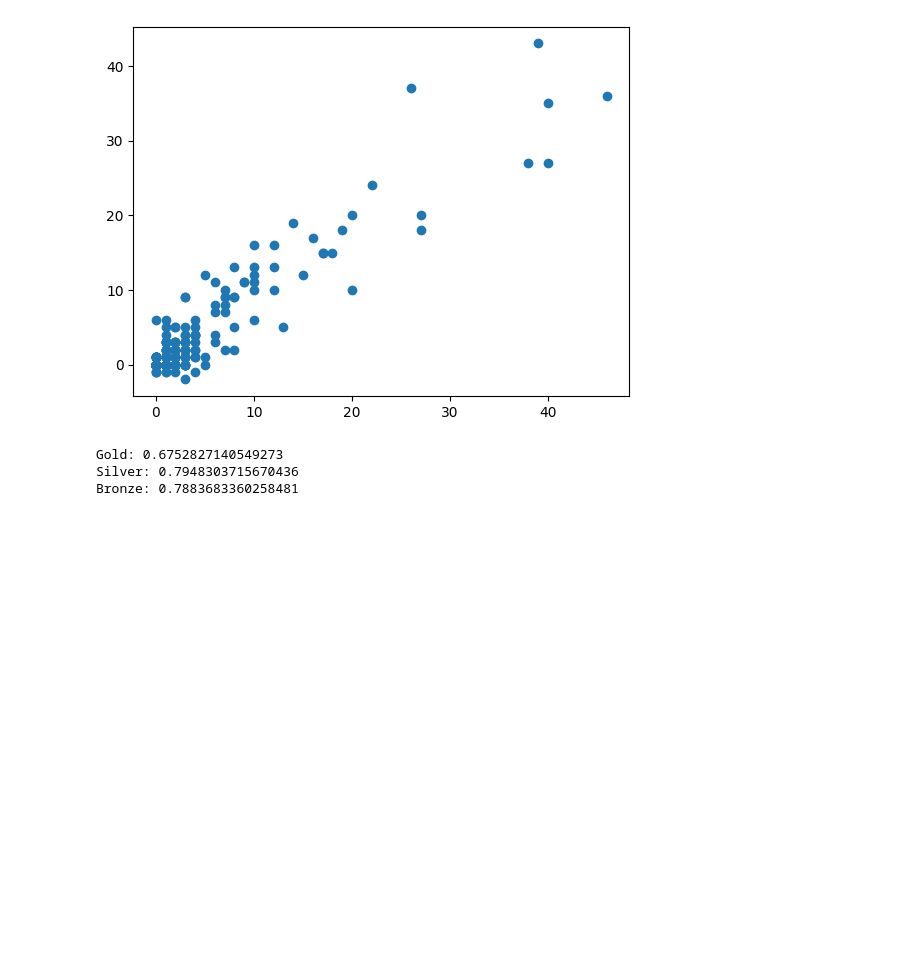
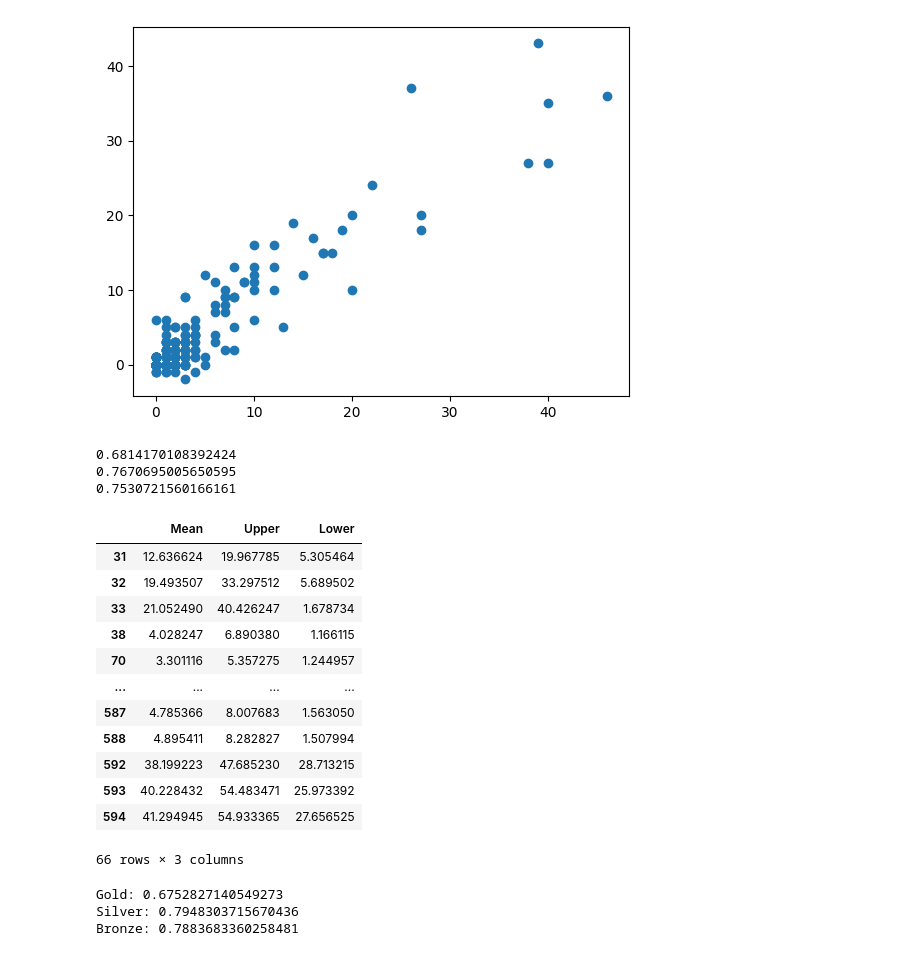
Before and after one commit to johngerving/mcm-2025, a Jupyter notebook: xgboost.ipynb, the cells around one changed output. Cells and saved outputs as stored; diff of their text form; code cells hidden in the pictures; blank space fills up the shorter version.

Commit message:
Add XGBoost model boostrapping

```diff
--- a/xgboost.ipynb
+++ b/xgboost.ipynb
@@ -187,6 +187,62 @@ plt.scatter(predictions['Gold'], predictions['Corrected Gold'])
 # %% [output]
 <matplotlib.collections.PathCollection at 0x...>
 [figure]
+# %%
+n_iterations = 100  # Number of bootstrapped models
+predictions = np.zeros(shape=(n_iterations, len(y_test), len(y_test.columns.values)))
+
+for i in range(n_iterations):
+    # Create a bootstrapped dataset
+    indices = np.random.choice(len(X_train), len(X_train), replace=True)
+
+    X_resampled = X_train.iloc[indices, :]
+    y_resampled = y_train.iloc[indices, :]
+
+    for j in range(len(y_train.columns.values)):
+        # Train an XGBoost model
+        model = XGBRegressor()
+        model.fit(X_resampled, y_resampled.iloc[:, j])
+
+        # Predict on test data
+        preds = model.predict(X_test)
+        predictions[i,:,j] = preds
+
+
+# # Calculate the mean and standard deviation of the predictions
+mean_preds = np.mean(predictions, axis=0)
+std_preds = np.std(predictions, axis=0)
+
+# # Confidence intervals
+lower_bound = mean_preds - 1.96 * std_preds
+upper_bound = mean_preds + 1.96 * std_preds
+# %%
+mean_preds = pd.DataFrame(mean_preds, columns=['Gold', 'Silver', 'Bronze'])
+# %%
+np.set_printoptions(suppress=True)
+from sklearn.metrics import mean_absolute_error
+print(mean_absolute_error(y_test['Gold'], mean_preds['Gold']))
+print(mean_absolute_error(y_test['Silver'], mean_preds['Silver']))
+print(mean_absolute_error(y_test['Bronze'], mean_preds['Bronze']))
+# %% [output]
+0.6814170108392424
+0.7670695005650595
+0.7530721560166161
+# %%
+pd.DataFrame({'Mean': mean_preds, 'Upper': upper_bound, 'Lower': lower_bound}).query('Mean > 3')
+# %% [output]
+|  | Mean | Upper | Lower |
+| 31 | 12.636624 | 19.967785 | 5.305464 |
+| 32 | 19.493507 | 33.297512 | 5.689502 |
+| 33 | 21.052490 | 40.426247 | 1.678734 |
+| 38 | 4.028247 | 6.890380 | 1.166115 |
+| 70 | 3.301116 | 5.357275 | 1.244957 |
+| ... | ... | ... | ... |
+| 587 | 4.785366 | 8.007683 | 1.563050 |
+| 588 | 4.895411 | 8.282827 | 1.507994 |
+| 592 | 38.199223 | 47.685230 | 28.713215 |
+| 593 | 40.228432 | 54.483471 | 25.973392 |
+| 594 | 41.294945 | 54.933365 | 27.656525 |
+66 rows × 3 columns
 # %%
 from sklearn.metrics import mean_absolute_error
 print("Gold:", mean_absolute_error(predictions['Gold'], predictions['Corrected Gold']))
```
Also changed, not shown: parts of 1 cell of this notebook.
